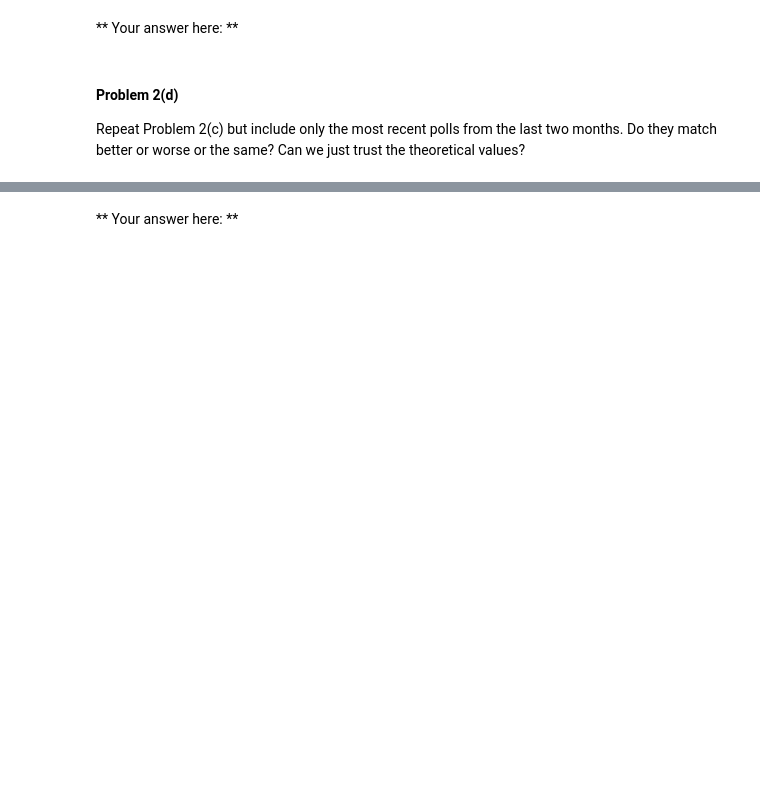
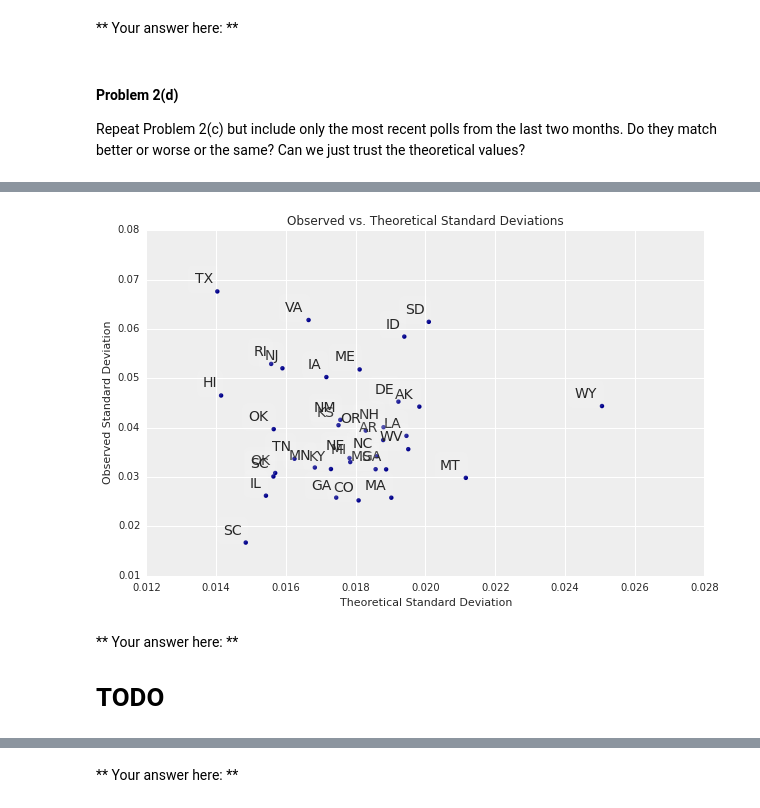
Before and after one commit to araftery/2014, a Jupyter notebook: homework/HW4.ipynb, the cells around one changed output, grey strips where cells are left out. Drawn from its saved outputs; the diff is of its cells as text; code cells hidden in the pictures; blank space fills up the shorter version.

```diff
--- a/homework/HW4.ipynb
+++ b/homework/HW4.ipynb
@@ -223,0 +265,27 @@ Repeat Problem 2(c) but include only the most recent polls from the last two mon
+# %%
+### Your code here ###
+# make sure we're comparing apples to apples
+observed = [i[1] for i in sorted(observed_stds.items(), key=lambda x: x[0])]
+theoretical = [i[1] for i in sorted(theoretical_stds.items(), key=lambda x: x[0])]
+labels = [candidates.ix[i[0]]['State'] for i in sorted(theoretical_stds.items(), key=lambda x: x[0])]
+
+
+# label code adapted from http://stackoverflow.com/questions/5147112/matplotlib-how-to-put-individual-tags-for-a-scatter-plot
+plt.subplots_adjust(bottom = 0.1)
+plt.scatter(theoretical, observed, marker = 'o', c="darkblue")
+for label, x, y in zip(labels, theoretical, observed):
+    plt.annotate(
+        label,
+        xy = (x, y), xytext = (-5, 5),
+        textcoords = 'offset points', ha = 'right', va = 'bottom',
+        bbox = dict(boxstyle = 'round,pad=0.5', fc = 'white', alpha = 0.1))
+
+plt.xlabel('Theoretical Standard Deviation')
+plt.ylabel('Observed Standard Deviation')
+plt.title('Observed vs. Theoretical Standard Deviations')
+plt.show()
+# %% [output]
+[figure, added]
+# %% [markdown]
+** Your answer here: **
+# TODO
```
Also changed, not shown: parts of 27 cells of this notebook.
